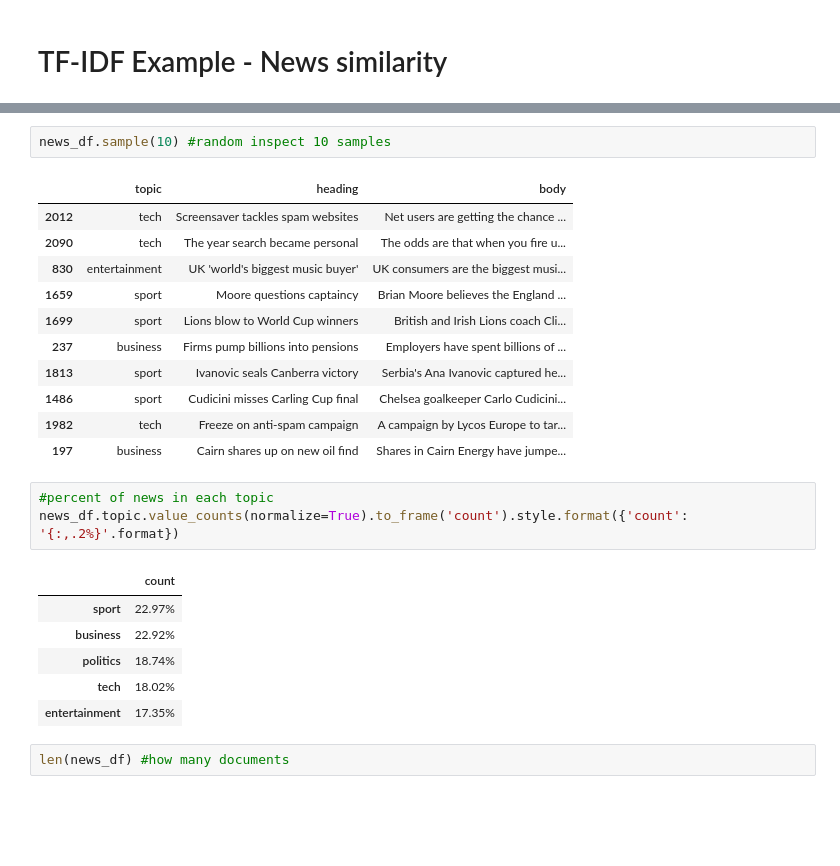
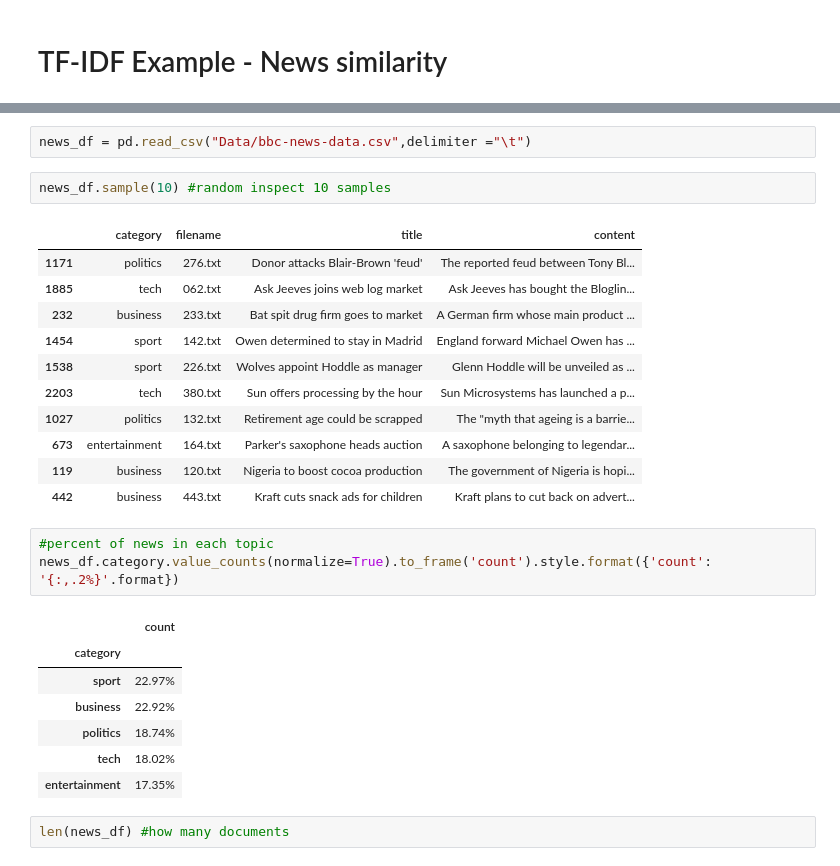
Before and after one commit to 79AceVo/Text-analytics, a Jupyter notebook: Feature_Engineering_n_grams_tf_idf.ipynb, the cells around one changed output, grey strips where cells are left out. Saved outputs shown, nothing was run; the diff lists cells and outputs as text; blank space fills up the shorter version.

```diff
--- a/Feature_Engineering_n_grams_tf_idf.ipynb
+++ b/Feature_Engineering_n_grams_tf_idf.ipynb
@@ -328,22 +340,25 @@ news_df.head()
+# %%
+news_df = pd.read_csv("Data/bbc-news-data.csv",delimiter ="\t")
 # %%
 news_df.sample(10) #random inspect 10 samples
 # %% [output]
-|  | topic | heading | body |
-| 2012 | tech | Screensaver tackles spam websites | Net users are getting the chance ... |
-| 2090 | tech | The year search became personal | The odds are that when you fire u... |
-| 830 | entertainment | UK 'world's biggest music buyer' | UK consumers are the biggest musi... |
-| 1659 | sport | Moore questions captaincy | Brian Moore believes the England ... |
-| 1699 | sport | Lions blow to World Cup winners | British and Irish Lions coach Cli... |
-| 237 | business | Firms pump billions into pensions | Employers have spent billions of ... |
-| 1813 | sport | Ivanovic seals Canberra victory | Serbia's Ana Ivanovic captured he... |
-| 1486 | sport | Cudicini misses Carling Cup final | Chelsea goalkeeper Carlo Cudicini... |
-| 1982 | tech | Freeze on anti-spam campaign | A campaign by Lycos Europe to tar... |
-| 197 | business | Cairn shares up on new oil find | Shares in Cairn Energy have jumpe... |
+|  | category | filename | title | content |
+| 1171 | politics | 276.txt | Donor attacks Blair-Brown 'feud' | The reported feud between Tony Bl... |
+| 1885 | tech | 062.txt | Ask Jeeves joins web log market | Ask Jeeves has bought the Bloglin... |
+| 232 | business | 233.txt | Bat spit drug firm goes to market | A German firm whose main product ... |
+| 1454 | sport | 142.txt | Owen determined to stay in Madrid | England forward Michael Owen has ... |
+| 1538 | sport | 226.txt | Wolves appoint Hoddle as manager | Glenn Hoddle will be unveiled as ... |
+| 2203 | tech | 380.txt | Sun offers processing by the hour | Sun Microsystems has launched a p... |
+| 1027 | politics | 132.txt | Retirement age could be scrapped | The "myth that ageing is a barrie... |
+| 673 | entertainment | 164.txt | Parker's saxophone heads auction | A saxophone belonging to legendar... |
+| 119 | business | 120.txt | Nigeria to boost cocoa production | The government of Nigeria is hopi... |
+| 442 | business | 443.txt | Kraft cuts snack ads for children | Kraft plans to cut back on advert... |
 # %%
 #percent of news in each topic
-news_df.topic.value_counts(normalize=True).to_frame('count').style.format({'count': '{:,.2%}'.format})
+news_df.category.value_counts(normalize=True).to_frame('count').style.format({'count': '{:,.2%}'.format})
 # %% [output]
 |  | count |
+| category |  |
 | sport | 22.97% |
 | business | 22.92% |
 | politics | 18.74% |
```
Also changed, not shown: parts of 22 cells of this notebook.
